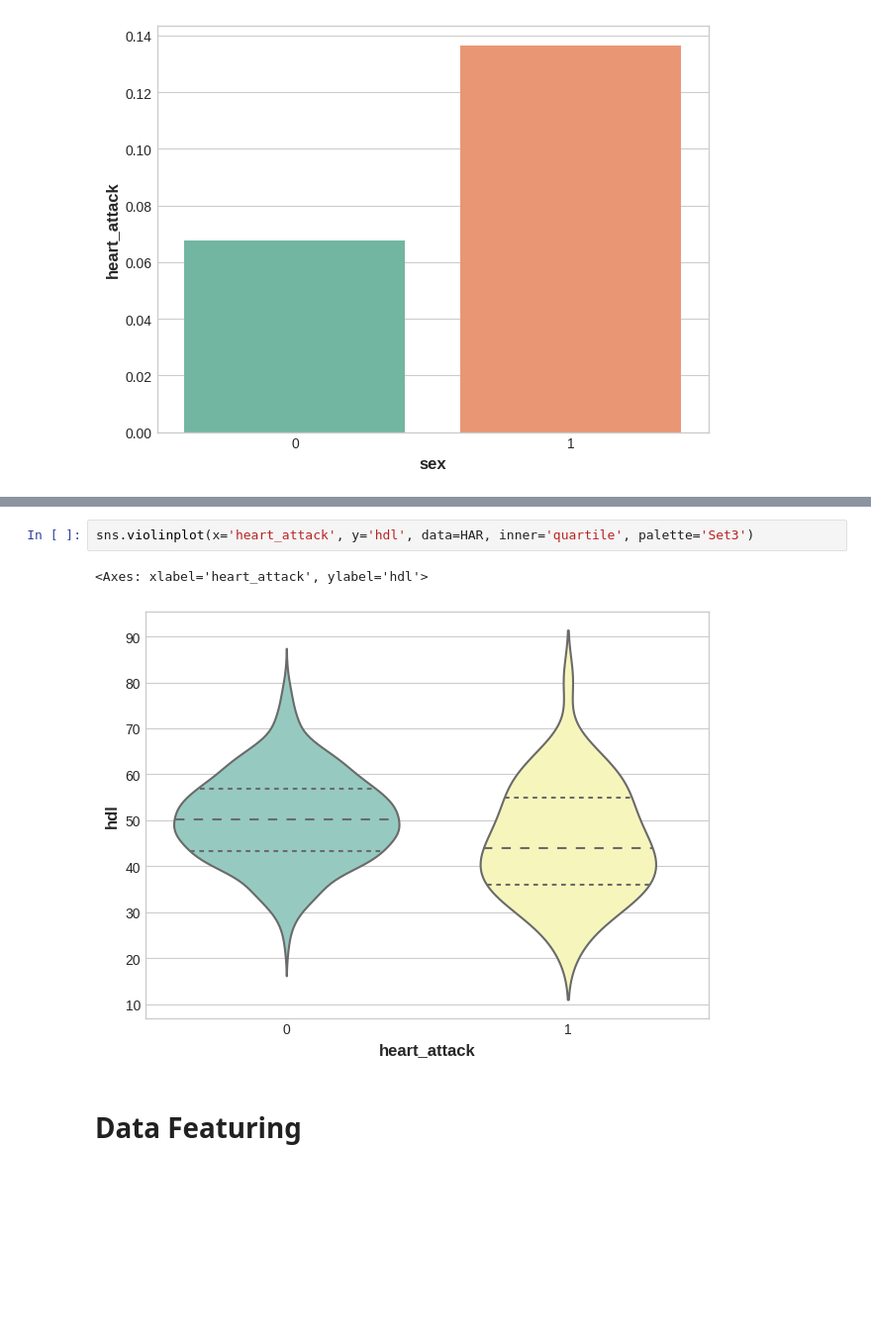
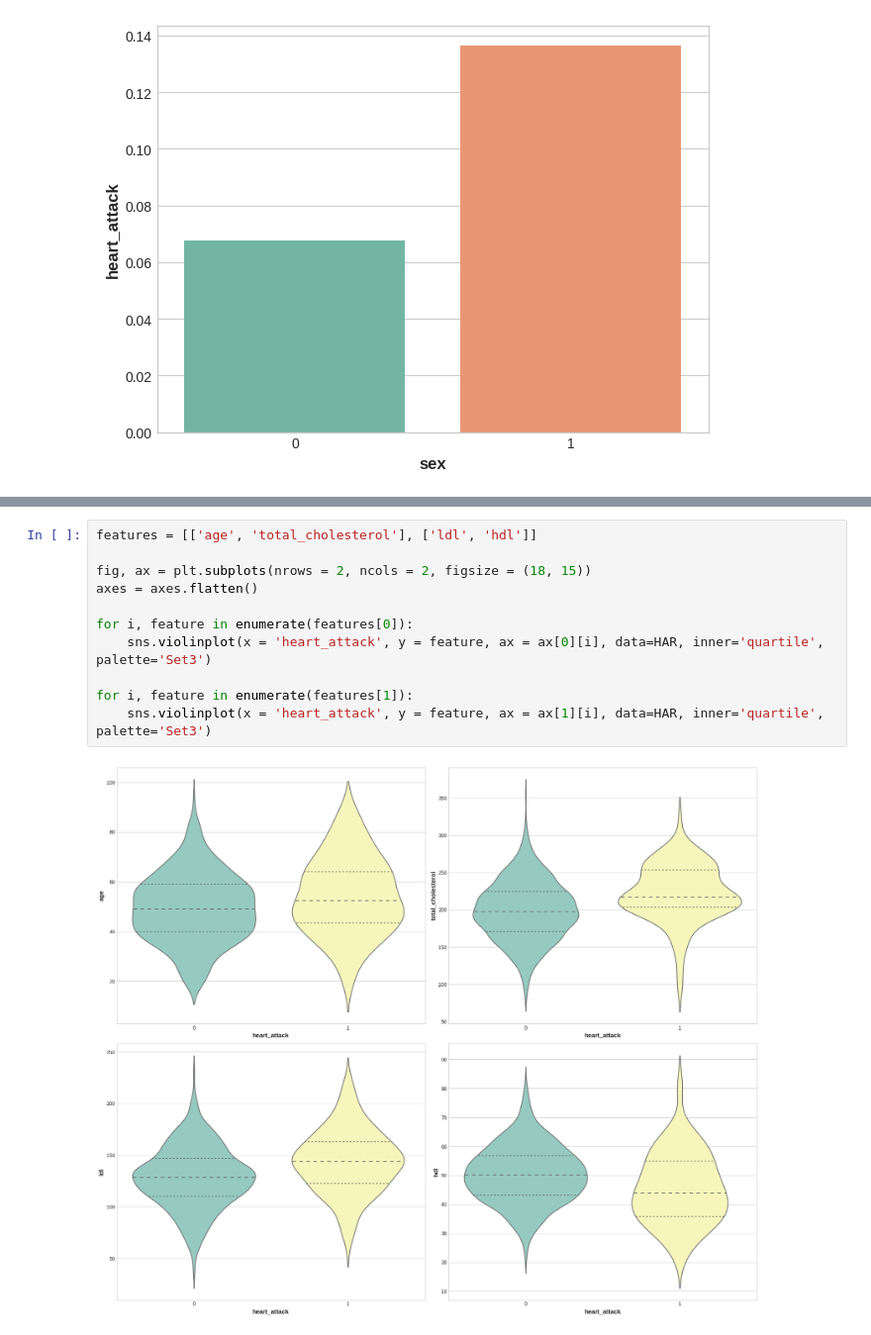
Before and after one commit to WONYOUNG-SONG/Kaggle, a Jupyter notebook: HeartAttackRiskAssessment/submission.ipynb, the cells around one changed output, grey strips where cells are left out. Shown at 99% size. Cells and saved outputs as stored; diff of their text form; blank space fills up the shorter version.

```diff
--- a/HeartAttackRiskAssessment/submission.ipynb
+++ b/HeartAttackRiskAssessment/submission.ipynb
@@ -106,7 +99,13 @@ sns.violinplot(x='heart_attack', y='ldl', data=HAR, inner='quartile', palette='S
-# %%
-sns.violinplot(x='heart_attack', y='hdl', data=HAR, inner='quartile', palette='Set3')
-# %% [output]
-<Axes: xlabel='heart_attack', ylabel='hdl'>
-[figure, removed]
-# %% [markdown]
-# **Data Featuring**
+# %%
+features = [['age', 'total_cholesterol'], ['ldl', 'hdl']]
+
+fig, ax = plt.subplots(nrows = 2, ncols = 2, figsize = (18, 15))
+axes = axes.flatten()
+
+for i, feature in enumerate(features[0]):
+    sns.violinplot(x = 'heart_attack', y = feature, ax = ax[0][i], data=HAR, inner='quartile', palette='Set3')
+
+for i, feature in enumerate(features[1]):
+    sns.violinplot(x = 'heart_attack', y = feature, ax = ax[1][i], data=HAR, inner='quartile', palette='Set3')
+# %% [output]
+[figure, added]
```
Also changed, not shown: parts of 7 cells of this notebook.
